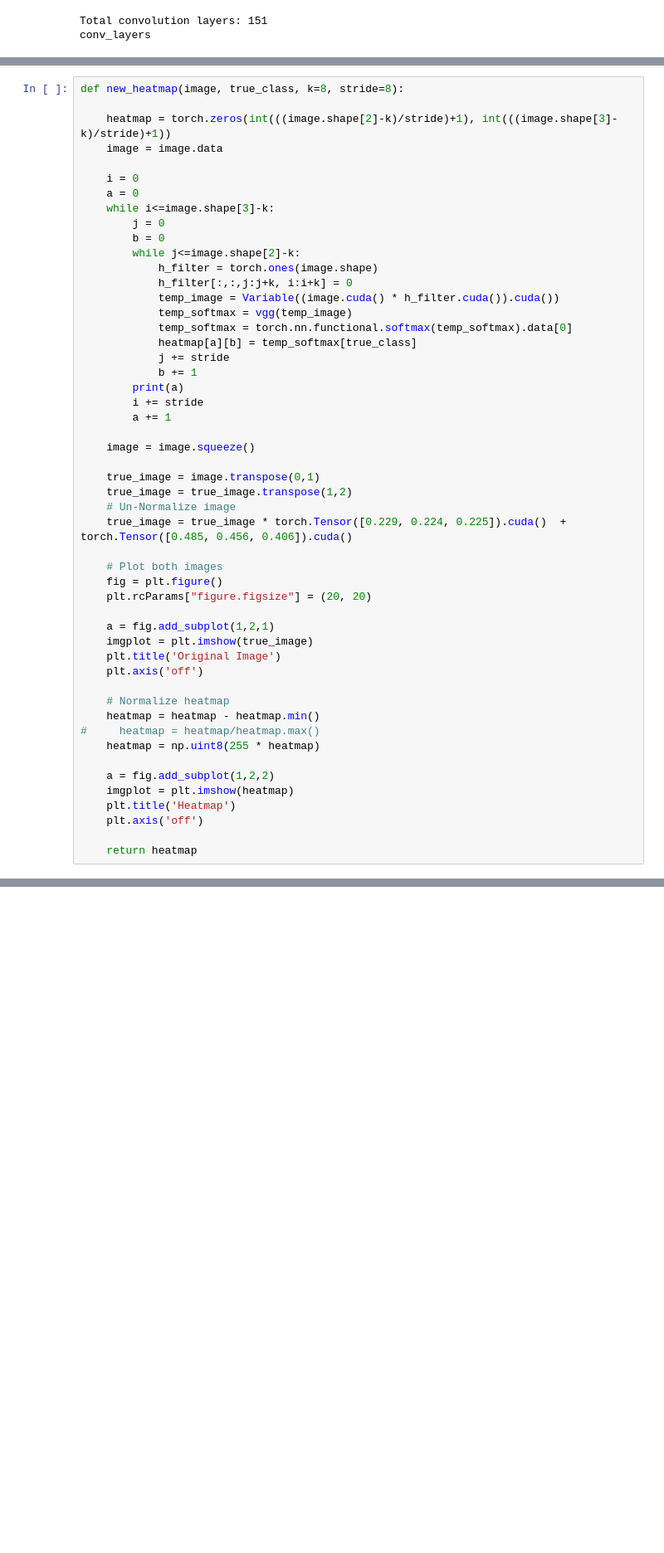
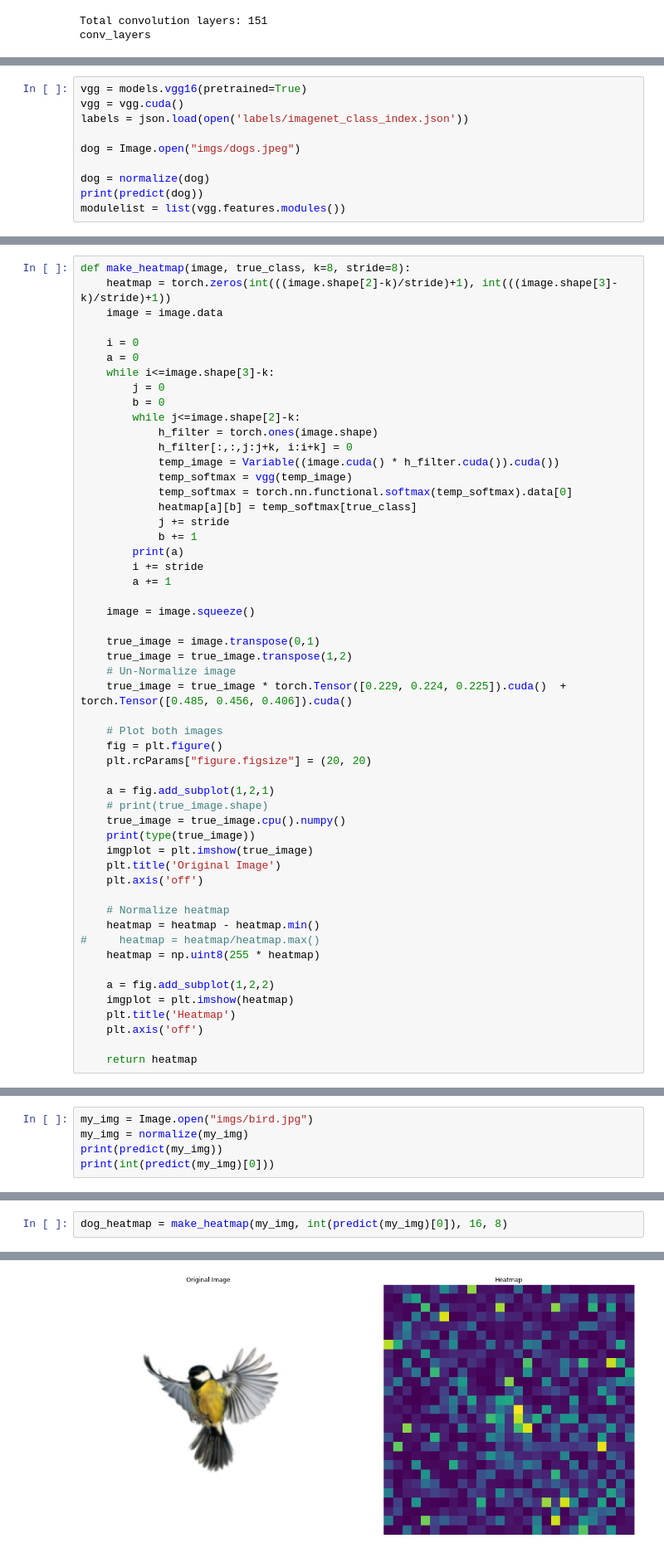
Before and after one commit to Darshansingh11/SMAI-FP, a Jupyter notebook: Understanding_CNN.ipynb, the cells around one changed output, grey strips where cells are left out. Shown at 83% size. Saved outputs shown, nothing was run; the diff lists cells and outputs as text; blank space fills up the shorter version.

```diff
--- a/Understanding_CNN.ipynb
+++ b/Understanding_CNN.ipynb
@@ -310,0 +360,10 @@ ValueError: ignored
+# %%
+vgg = models.vgg16(pretrained=True)
+vgg = vgg.cuda()
+labels = json.load(open('labels/imagenet_class_index.json'))
+
+dog = Image.open("imgs/dogs.jpeg")
+
+dog = normalize(dog)
+print(predict(dog))
+modulelist = list(vgg.features.modules())
@@ -311,6 +373,5 @@ ValueError: ignored
 # %%
-def new_heatmap(image, true_class, k=8, stride=8):
-
+def make_heatmap(image, true_class, k=8, stride=8):
     heatmap = torch.zeros(int(((image.shape[2]-k)/stride)+1), int(((image.shape[3]-k)/stride)+1))
     image = image.data
 
@@ -344,6 +405,9 @@ def new_heatmap(image, true_class, k=8, stride=8):
     plt.rcParams["figure.figsize"] = (20, 20)
 
     a = fig.add_subplot(1,2,1)
+    # print(true_image.shape)
+    true_image = true_image.cpu().numpy()
+    print(type(true_image))
     imgplot = plt.imshow(true_image)
     plt.title('Original Image')
     plt.axis('off')
@@ -367,0 +426,5 @@ AttributeError: ignored
+# %%
+my_img = Image.open("imgs/bird.jpg")
+my_img = normalize(my_img)
+print(predict(my_img))
+print(int(predict(my_img)[0]))
@@ -367,0 +434,3 @@ AttributeError: ignored
+# %%
+dog_heatmap = make_heatmap(my_img, int(predict(my_img)[0]), 16, 8)
+# %% [output]
@@ -367,0 +454 @@ AttributeError: ignored
+[figure, added]
```
Also changed, not shown: parts of 9 cells of this notebook.
